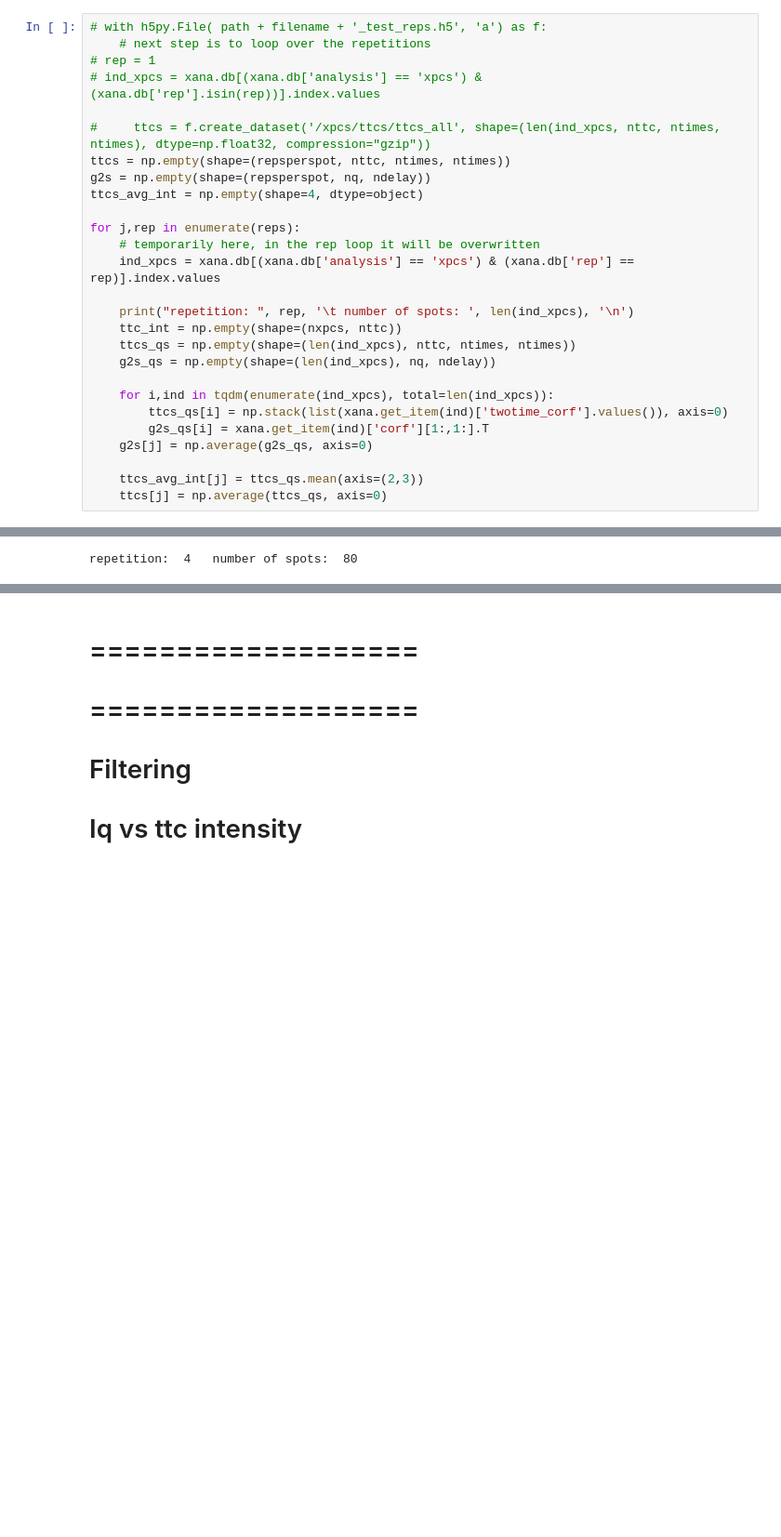
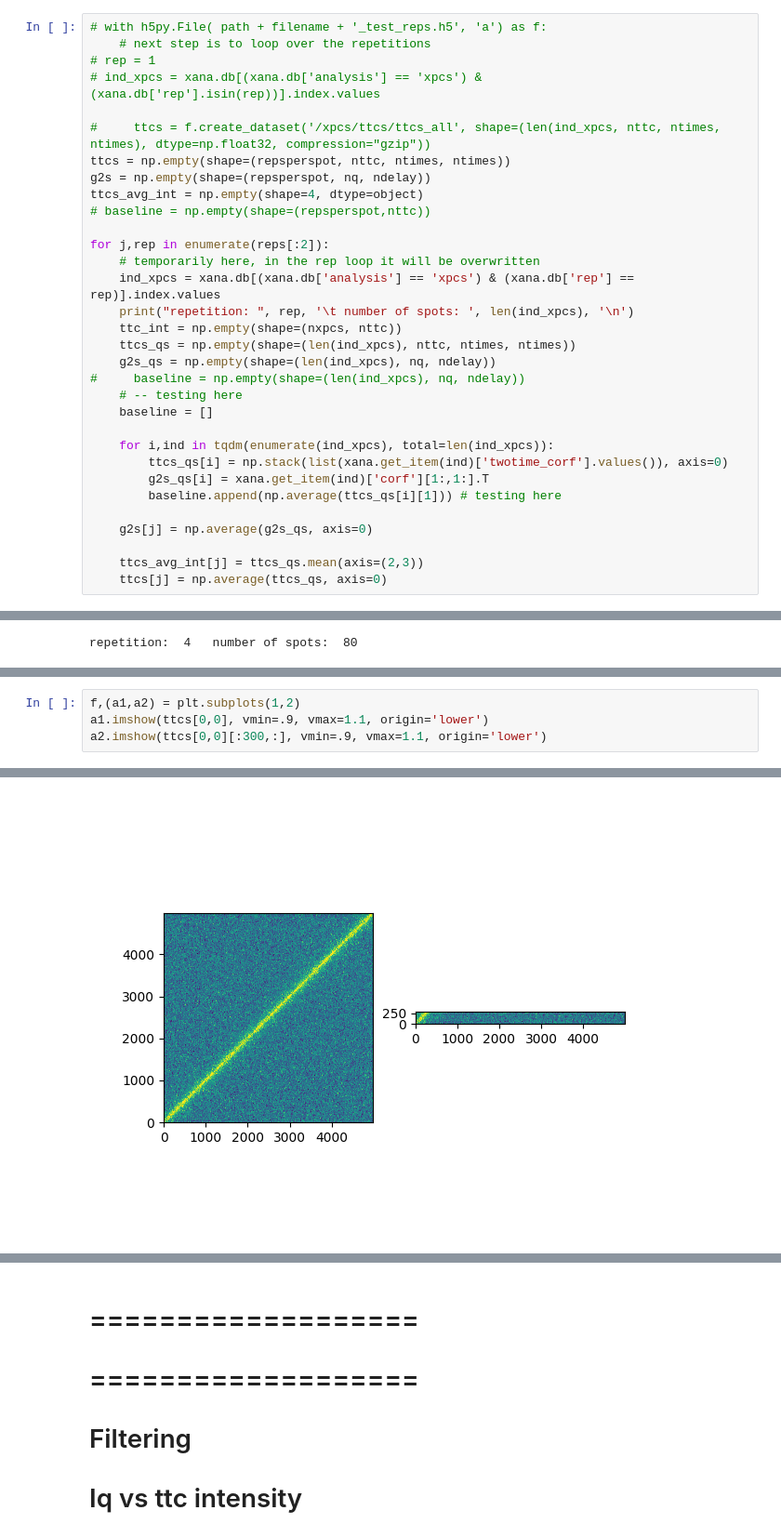
Before and after one commit to maddalenabin/id10-ferritin-2022, a Jupyter notebook: 01-notebooks/filtering.ipynb, the cells around one changed output, grey strips where cells are left out. Shown at 93% size. Cells and saved outputs as stored; diff of their text form; blank space fills up the shorter version.

```diff
--- a/01-notebooks/filtering.ipynb
+++ b/01-notebooks/filtering.ipynb
@@ -395,19 +346,24 @@ array([1, 2, 3, 4])
 ttcs = np.empty(shape=(repsperspot, nttc, ntimes, ntimes))
 g2s = np.empty(shape=(repsperspot, nq, ndelay))
 ttcs_avg_int = np.empty(shape=4, dtype=object)
+# baseline = np.empty(shape=(repsperspot,nttc))
 
-for j,rep in enumerate(reps):
+for j,rep in enumerate(reps[:2]):
     # temporarily here, in the rep loop it will be overwritten
     ind_xpcs = xana.db[(xana.db['analysis'] == 'xpcs') & (xana.db['rep'] == rep)].index.values
-
     print("repetition: ", rep, '\t number of spots: ', len(ind_xpcs), '\n')
     ttc_int = np.empty(shape=(nxpcs, nttc))
     ttcs_qs = np.empty(shape=(len(ind_xpcs), nttc, ntimes, ntimes))
     g2s_qs = np.empty(shape=(len(ind_xpcs), nq, ndelay))
+#     baseline = np.empty(shape=(len(ind_xpcs), nq, ndelay))
+    # -- testing here
+    baseline = []
 
     for i,ind in tqdm(enumerate(ind_xpcs), total=len(ind_xpcs)):
         ttcs_qs[i] = np.stack(list(xana.get_item(ind)['twotime_corf'].values()), axis=0)
         g2s_qs[i] = xana.get_item(ind)['corf'][1:,1:].T
+        baseline.append(np.average(ttcs_qs[i][1])) # testing here
+
     g2s[j] = np.average(g2s_qs, axis=0)
 
     ttcs_avg_int[j] = ttcs_qs.mean(axis=(2,3))
@@ -456,0 +419,5 @@ repetition:  4   number of spots:  80
+# %%
+f,(a1,a2) = plt.subplots(1,2)
+a1.imshow(ttcs[0,0], vmin=.9, vmax=1.1, origin='lower')
+a2.imshow(ttcs[0,0][:300,:], vmin=.9, vmax=1.1, origin='lower')
+# %% [output]
@@ -456,0 +425 @@ repetition:  4   number of spots:  80
+[figure, added]
```
Also changed, not shown: parts of 26 cells of this notebook, 4 other files.
